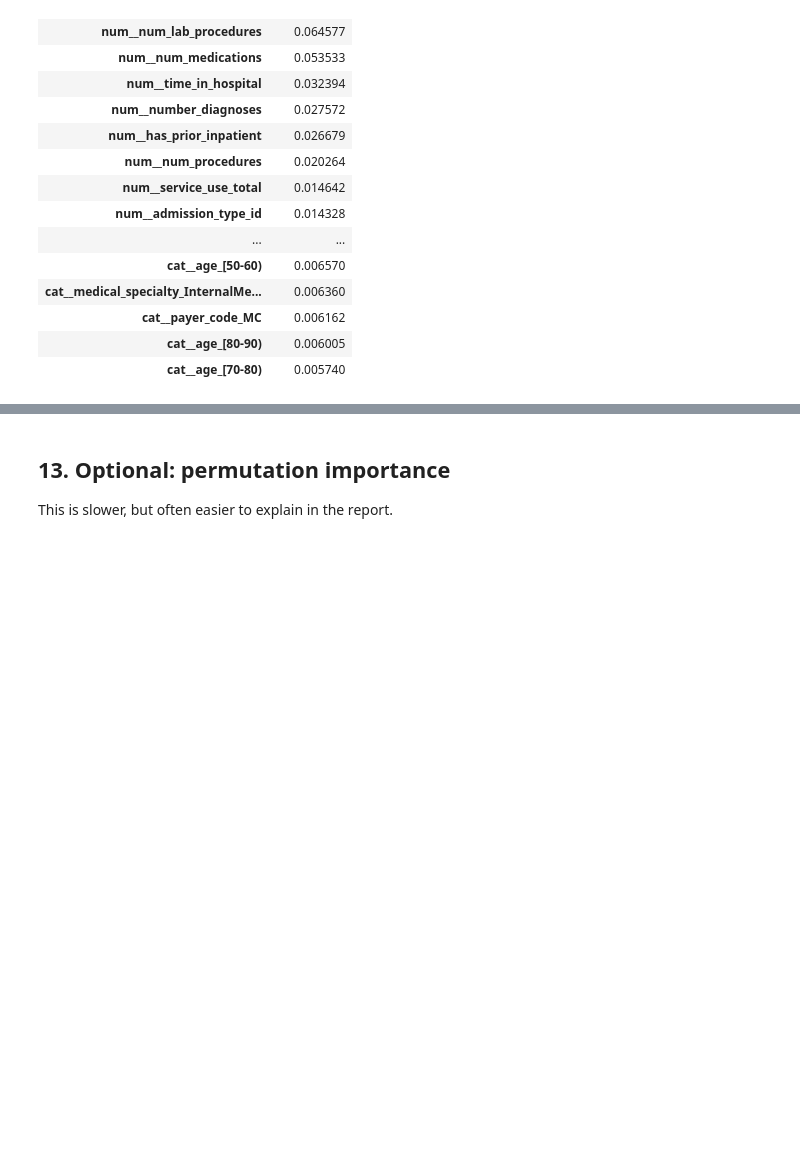
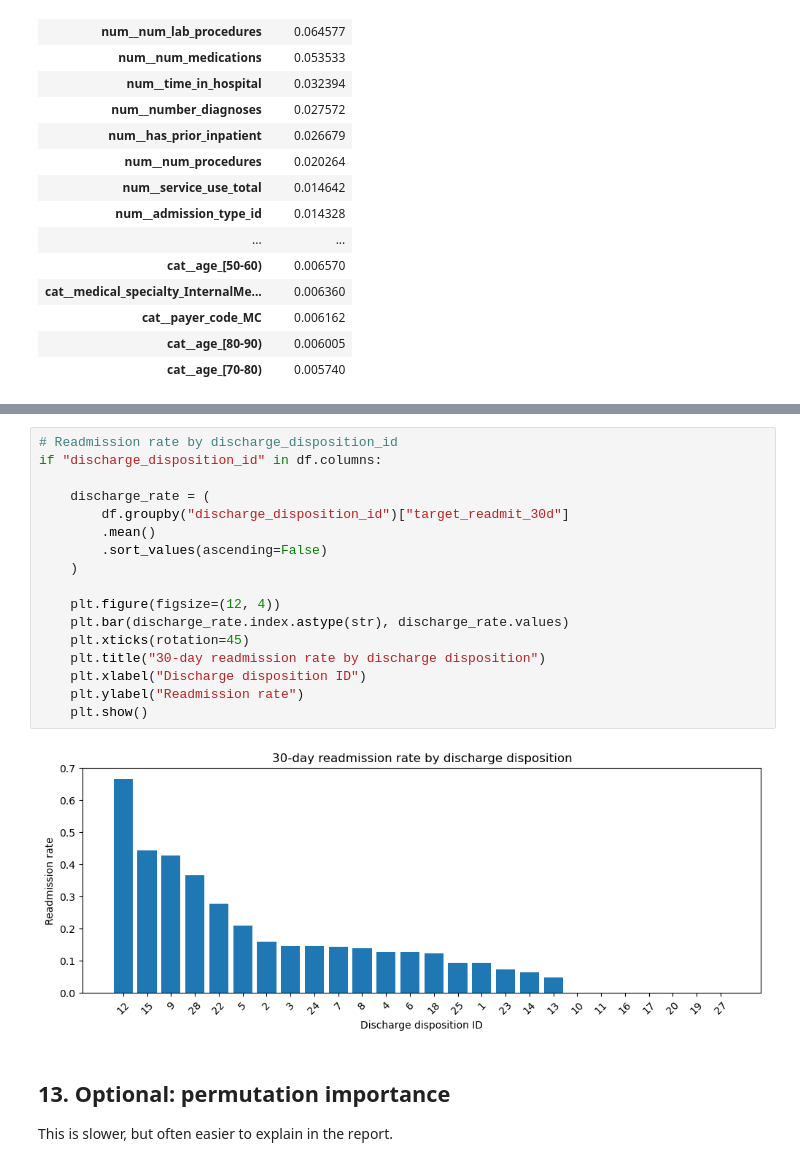
Before and after one commit to JacquiLJQ/BIOST-2079, a Jupyter notebook: pipeline_balanced_80pct_drop.ipynb, the cells around one changed output, grey strips where cells are left out. Drawn from its saved outputs; the diff is of its cells as text; blank space fills up the shorter version.

```diff
--- a/pipeline_balanced_80pct_drop.ipynb
+++ b/pipeline_balanced_80pct_drop.ipynb
@@ -677,3 +690,22 @@ top_importances.to_frame("importance")
+# %%
+# Readmission rate by discharge_disposition_id
+if "discharge_disposition_id" in df.columns:
+
+    discharge_rate = (
+        df.groupby("discharge_disposition_id")["target_readmit_30d"]
+        .mean()
+        .sort_values(ascending=False)
+    )
+
+    plt.figure(figsize=(12, 4))
+    plt.bar(discharge_rate.index.astype(str), discharge_rate.values)
+    plt.xticks(rotation=45)
+    plt.title("30-day readmission rate by discharge disposition")
+    plt.xlabel("Discharge disposition ID")
+    plt.ylabel("Readmission rate")
+    plt.show()
+# %% [output]
+[figure, added]
 # %% [markdown]
 ## 13. Optional: permutation importance
 
```
Also changed, not shown: parts of 2 cells of this notebook, 2 other files.
